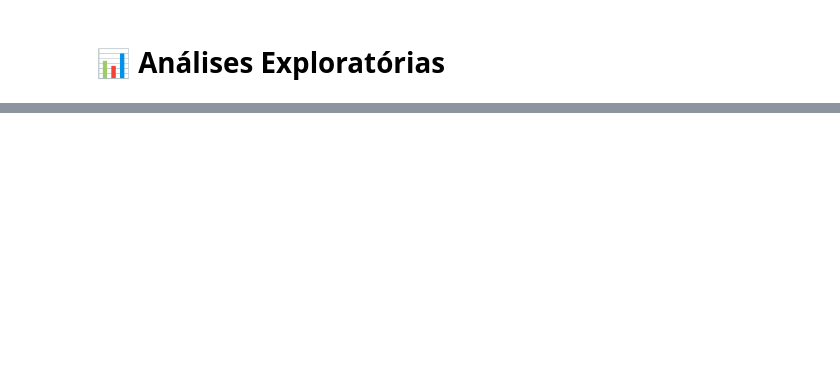
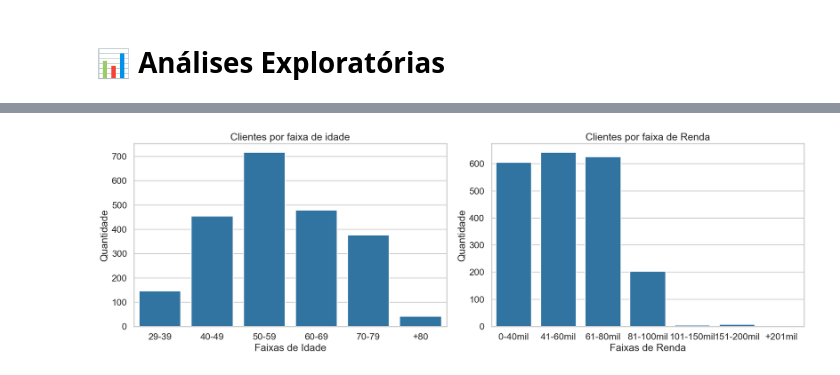
Before and after one commit to Brunoassis55/Data-Analysis-with-Python, a Jupyter notebook: Customer Personality Analysis/Customer Personality Analysis.ipynb, the cells around one changed output, grey strips where cells are left out. Drawn from its saved outputs; the diff is of its cells as text; code cells hidden in the pictures; blank space fills up the shorter version.

```diff
--- a/Customer Personality Analysis/Customer Personality Analysis.ipynb
+++ b/Customer Personality Analysis/Customer Personality Analysis.ipynb
@@ -198,0 +233,28 @@ df['Range Income'] = pd.cut(df['Income'], bins=bins, labels=labels, right=False)
+# %%
+# 3.1 Distribuição dos Clientes por Faixa Etária e Renda
+# - Gráficos de idade e renda.
+
+
+# Definir o estilo e contexto
+sns.set_style('whitegrid')
+sns.set_context('talk')
+
+# Criando a figura com 2 subgráficos (1 linha, 2 colunas)
+fig, axes = plt.subplots(1, 2, figsize=(18, 6))
+
+sns.countplot(df, x='Range Age', ax=axes[0])
+axes[0].set_title('Clientes por faixa de idade')
+axes[0].set_xlabel('Faixas de Idade')
+axes[0].set_ylabel('Quantidade')
+
+
+sns.countplot(df, x='Range Income', ax=axes[1])
+axes[1].set_title('Clientes por faixa de Renda')
+axes[1].set_xlabel('Faixas de Renda')
+axes[1].set_ylabel('Quantidade')
+
+plt.tight_layout() # Para evitar sobreposição entre os gráficos
+
+plt.show()
+# %% [output]
+[figure, added]
```
Also changed, not shown: parts of 9 cells of this notebook.
